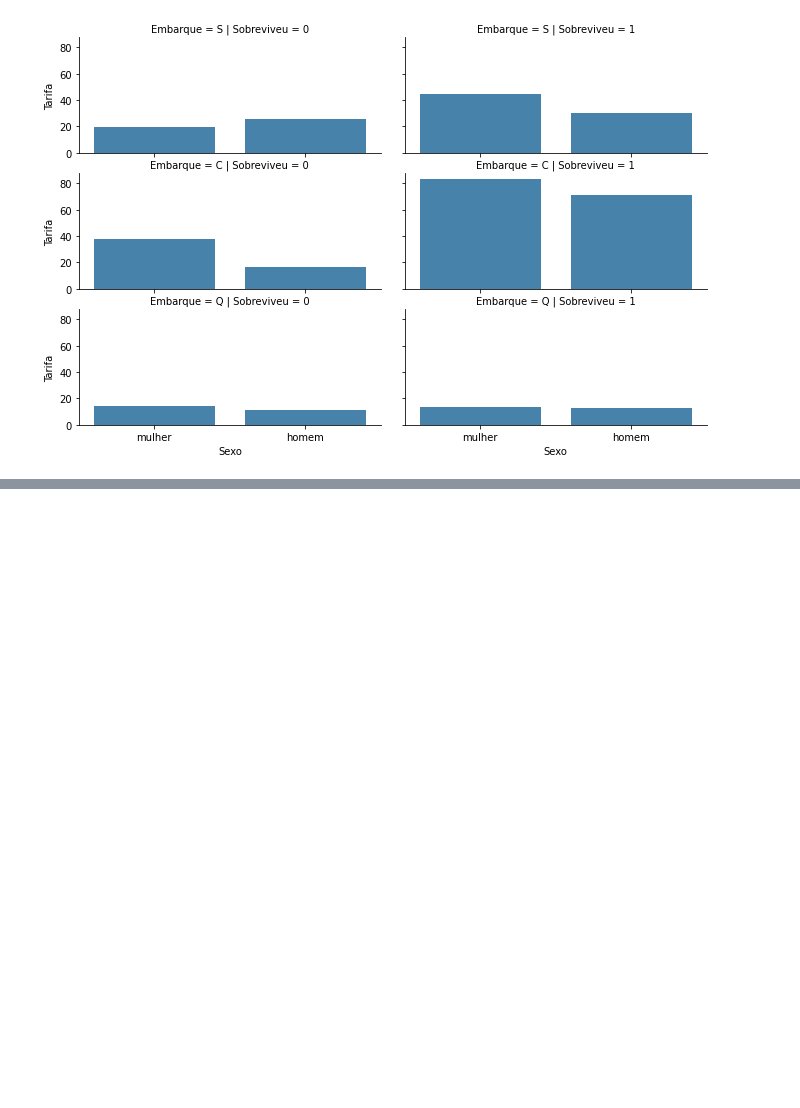
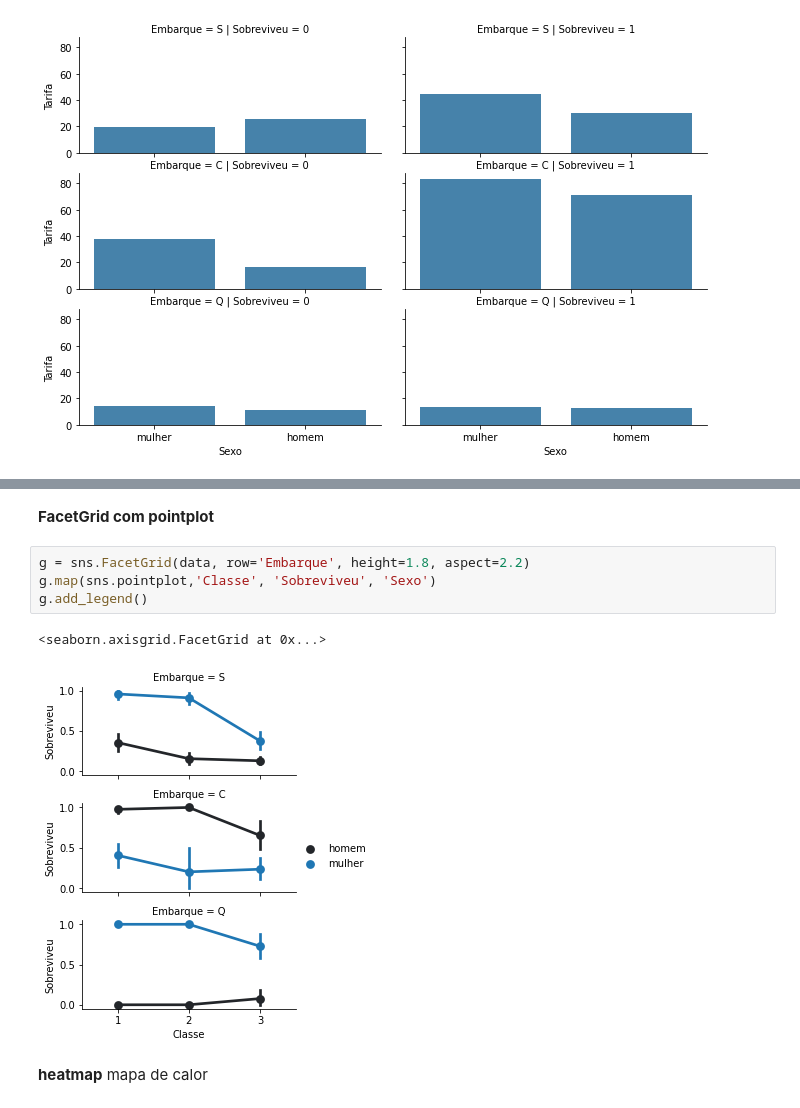
Before and after one commit to LucasRocha2308/Curso-Data-Science-e-Machine-Learning-com-Estatistica-e-Python, a Jupyter notebook: Visualizacao_de_dados.ipynb, the cells around one changed output, grey strips where cells are left out. Drawn from its saved outputs; the diff is of its cells as text; blank space fills up the shorter version.

```diff
--- a/Visualizacao_de_dados.ipynb
+++ b/Visualizacao_de_dados.ipynb
@@ -219,0 +243,11 @@ fig.set_size_inches(10,6)
+# %% [markdown]
+**FacetGrid com pointplot**
+# %%
+g = sns.FacetGrid(data, row='Embarque', height=1.8, aspect=2.2)
+g.map(sns.pointplot,'Classe', 'Sobreviveu', 'Sexo')
+g.add_legend()
+# %% [output]
+<seaborn.axisgrid.FacetGrid at 0x...>
+[figure, added]
+# %% [markdown]
+**heatmap** mapa de calor
```
Also changed, not shown: parts of 44 cells of this notebook.
